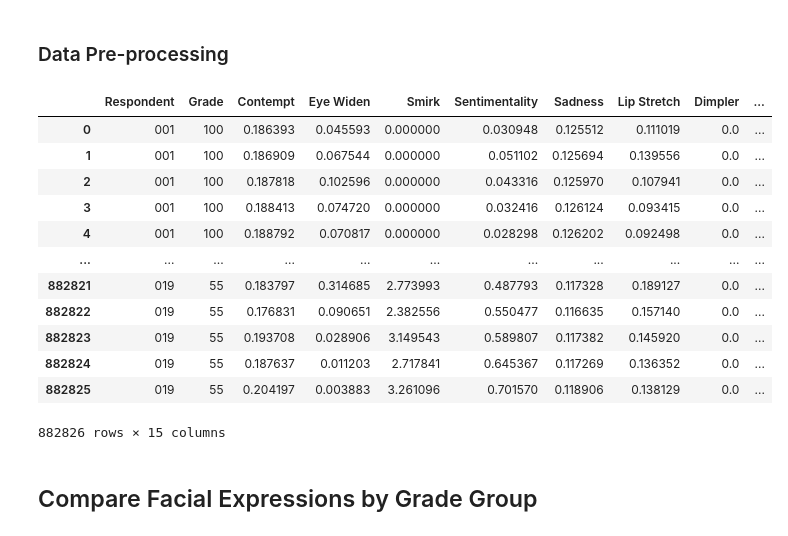
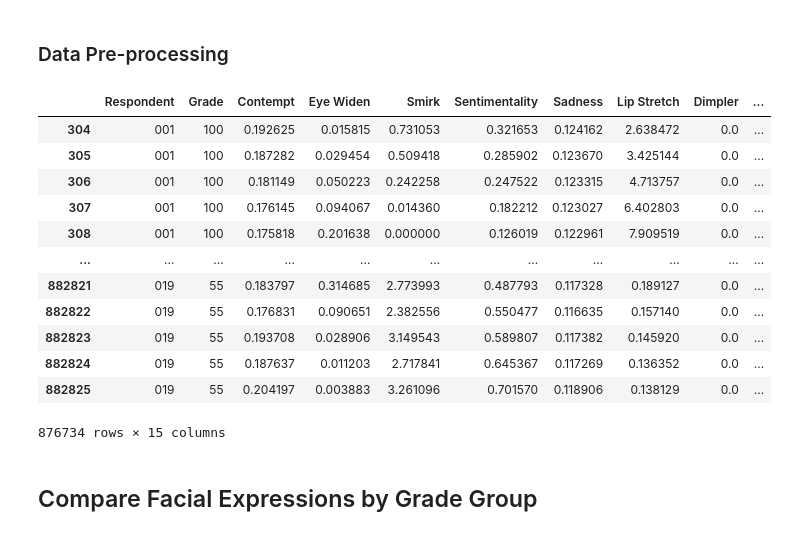
Before and after one commit to litalshl/classifiers, a Jupyter notebook: grade groups model/For Publication/statistics_for_selected_features.ipynb, the cells around one changed output. Drawn from its saved outputs; the diff is of its cells as text; code cells hidden in the pictures.

```diff
--- a/grade groups model/For Publication/statistics_for_selected_features.ipynb
+++ b/grade groups model/For Publication/statistics_for_selected_features.ipynb
@@ -23,7 +23,7 @@ for filename in os.listdir(folder_path):
 
 columns_to_remove = ['Row','EventSource','SlideEvent','StimType','Duration',
                      'CollectionPhase','SourceStimuliName','EventSource','SampleNumber','EventSource.1',
-                     'BlinkRate', 'EventSource.2','Interocular Distance', 'Gaze X', 'Gaze Y', 'Interpolated Gaze X',
+                     'EventSource.2','Interocular Distance', 'Gaze X', 'Gaze Y', 'Interpolated Gaze X',
                     'Interpolated Gaze Y', 'Interpolated Distance', 'Fixation Index', 'Fixation Index by Stimulus',
                     'Fixation X', 'Fixation Y', 'Fixation Start', 'Fixation End', 'Saccade Index',
                     'Saccade Index by Stimulus', 'Saccade Start', 'Saccade End', 'Gaze Velocity', 'Gaze Acceleration', 'Fixation Duration',
@@ -76,7 +76,7 @@ Index(['Timestamp', 'Anger', 'Contempt', 'Disgust', 'Fear', 'Joy', 'Sadness',
 # %%
 # Specify the columns where NaN values should be removed
 columns_to_check = ['Contempt','Eye Widen', 'Smirk', 'Sentimentality',
-                 'Lip Stretch', 'Dimpler', 'Eye Closure', 'Blink', 'Confusion', 'Surprise', 'Joy', 'Smile']
+                 'Lip Stretch', 'Dimpler', 'Eye Closure', 'BlinkRate', 'Confusion', 'Surprise', 'Joy', 'Smile']
 
 # Remove rows with NaN values in specified columns
 df_combined_cleaned = combined_data.dropna(subset=columns_to_check, how='all')
@@ -176,30 +176,30 @@ Index(['Timestamp', 'Anger', 'Contempt', 'Disgust', 'Fear', 'Joy', 'Sadness',
 # %%
 import pandas as pd
 
 facial_expressions_columns = ['Respondent', 'Grade','Contempt','Eye Widen', 'Smirk', 'Sentimentality', 'Sadness',
-                 'Lip Stretch', 'Dimpler', 'Eye Closure', 'Blink', 'Confusion', 'Surprise', 'Joy', 'Smile']
+                 'Lip Stretch', 'Dimpler', 'Eye Closure', 'BlinkRate', 'Confusion', 'Surprise', 'Joy', 'Smile']
 # Creating a copy df with only the facial expressions data
 facial_expressions_data = combined_data_with_grades[facial_expressions_columns].copy()
 
-# Remove rows with all NaN values, except in the 'Respondent' column
-facial_expressions_data = facial_expressions_data.dropna(how='all',
+# Remove rows with any NaN values, except in the 'Respondent' column
+facial_expressions_data = facial_expressions_data.dropna(how='any',
                                                          subset=facial_expressions_data.columns.difference(['Respondent', 'Grade']))
 
 facial_expressions_data
 # %% [output]
 |  | Respondent | Grade | Contempt | Eye Widen | Smirk | Sentimentality | Sadness | Lip Stretch | Dimpler | ... |
-| 0 | 001 | 100 | 0.186393 | 0.045593 | 0.000000 | 0.030948 | 0.125512 | 0.111019 | 0.0 | ... |
-| 1 | 001 | 100 | 0.186909 | 0.067544 | 0.000000 | 0.051102 | 0.125694 | 0.139556 | 0.0 | ... |
-| 2 | 001 | 100 | 0.187818 | 0.102596 | 0.000000 | 0.043316 | 0.125970 | 0.107941 | 0.0 | ... |
-| 3 | 001 | 100 | 0.188413 | 0.074720 | 0.000000 | 0.032416 | 0.126124 | 0.093415 | 0.0 | ... |
-| 4 | 001 | 100 | 0.188792 | 0.070817 | 0.000000 | 0.028298 | 0.126202 | 0.092498 | 0.0 | ... |
+| 304 | 001 | 100 | 0.192625 | 0.015815 | 0.731053 | 0.321653 | 0.124162 | 2.638472 | 0.0 | ... |
+| 305 | 001 | 100 | 0.187282 | 0.029454 | 0.509418 | 0.285902 | 0.123670 | 3.425144 | 0.0 | ... |
+| 306 | 001 | 100 | 0.181149 | 0.050223 | 0.242258 | 0.247522 | 0.123315 | 4.713757 | 0.0 | ... |
+| 307 | 001 | 100 | 0.176145 | 0.094067 | 0.014360 | 0.182212 | 0.123027 | 6.402803 | 0.0 | ... |
+| 308 | 001 | 100 | 0.175818 | 0.201638 | 0.000000 | 0.126019 | 0.122961 | 7.909519 | 0.0 | ... |
 | ... | ... | ... | ... | ... | ... | ... | ... | ... | ... | ... |
 | 882821 | 019 | 55 | 0.183797 | 0.314685 | 2.773993 | 0.487793 | 0.117328 | 0.189127 | 0.0 | ... |
 | 882822 | 019 | 55 | 0.176831 | 0.090651 | 2.382556 | 0.550477 | 0.116635 | 0.157140 | 0.0 | ... |
 | 882823 | 019 | 55 | 0.193708 | 0.028906 | 3.149543 | 0.589807 | 0.117382 | 0.145920 | 0.0 | ... |
 | 882824 | 019 | 55 | 0.187637 | 0.011203 | 2.717841 | 0.645367 | 0.117269 | 0.136352 | 0.0 | ... |
 | 882825 | 019 | 55 | 0.204197 | 0.003883 | 3.261096 | 0.701570 | 0.118906 | 0.138129 | 0.0 | ... |
-882826 rows × 15 columns
+876734 rows × 15 columns
 # %% [markdown]
 <h2>Compare Facial Expressions by Grade Group</h2>
 # %%
```
Also changed, not shown: parts of 17 cells of this notebook, 4 other files.
